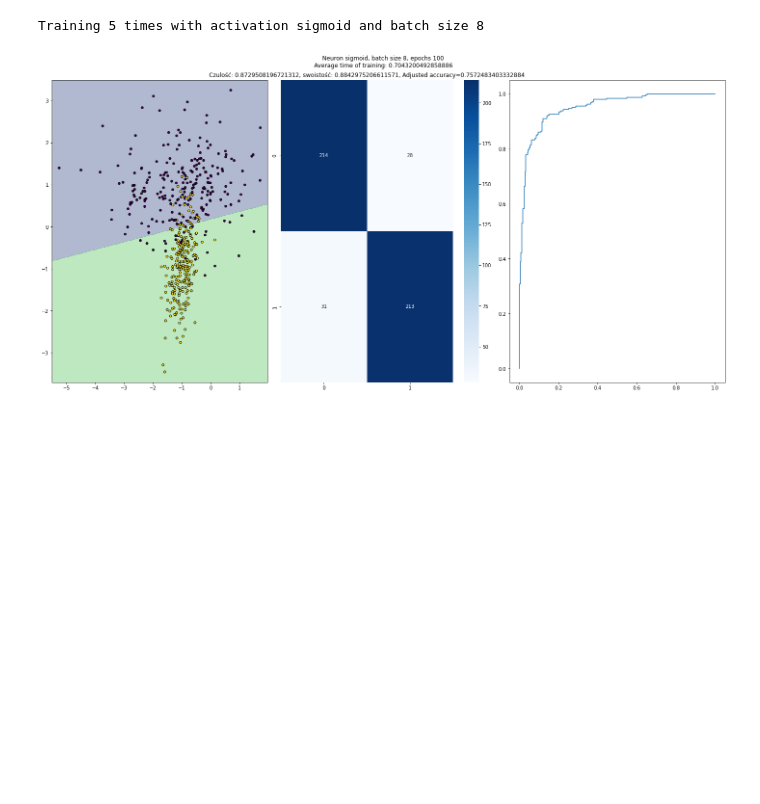
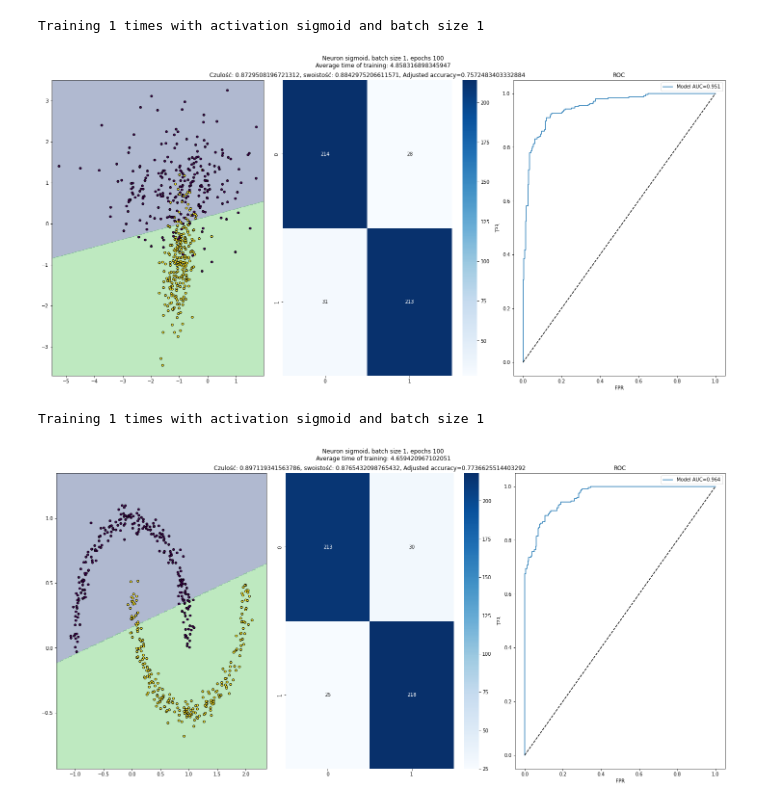
Before and after one commit to DonChaka/PUM, a Jupyter notebook: 7.Neuron/7.Neuron.ipynb, the cells around one changed output. Saved outputs shown, nothing was run; the diff lists cells and outputs as text; code cells hidden in the pictures; blank space fills up the shorter version.

Commit message:
wiecej neuronu

```diff
--- a/7.Neuron/7.Neuron.ipynb
+++ b/7.Neuron/7.Neuron.ipynb
@@ -19,6 +19,7 @@ from sklearn.preprocessing import PolynomialFeatures, OneHotEncoder
 plt.rcParams["figure.figsize"] = (20,10)
 random_state = 244827
 n_samples = 2427
+n_trains = 1
 # %%
 # @staticmethod
 #     def _heavyside(z):
@@ -223,7 +224,7 @@ class MyNeuron:
     def expand_features(X: ndarray) -> ndarray:
         return np.c_[np.ones(X.shape[0])*-1, X]
 
-    def __init__(self, lr: float = 0.05, min_lr: float = 0.01, max_lr: float = 0.1, activation: str= 'Relu', batch_size: int=8, epochs: int = 100, verbose: bool = True):
+    def __init__(self, lr: float = 0.05, min_lr: float = 0.01, max_lr: float = 0.1, activation: str= 'Relu', batch_size: int=8, epochs: int = 100, verbose: bool = True, dynamic_lr: bool = False):
         if activation not in self._accepted_activation_functions:
             raise ValueError(f'Activation function {activation} is not supported')
 
@@ -233,6 +234,7 @@ class MyNeuron:
         self.epochs = epochs
         self.batch_size = batch_size
         self.verbose = verbose
+        self.dynamic_lr = dynamic_lr
         self.coef_ = None
         self.activation = {'Heaviside': self._Heaviside(),
                            'sin': self._Sin(),
@@ -268,7 +270,8 @@ class MyNeuron:
                 dW = (Y_batch - preds) * self.activation.d(X_batch.dot(self.coef_.T)) * X_batch
                 self.coef_ += self.learning_rate * dW.mean(axis=0)
 
-            self.learning_rate = self.min_learning_rate + (self.max_learning_rate - self.min_learning_rate) * (1 + np.cos(e / self.epochs * np.pi))
+            if self.dynamic_lr:
+                self.learning_rate = self.min_learning_rate + (self.max_learning_rate - self.min_learning_rate) * (1 + np.cos(e / self.epochs * np.pi))
 
         return self
 
@@ -279,16 +282,16 @@ class MyNeuron:
     def predict(self, X):
         return np.where(self.decision_function(X) > self.activation.threshold, 1, 0)
 # %%
-def display_neuron_with_activation_and_batch_size(data: PUMData, activation = 'Relu', batch_size=8, epochs=100, n_trains=100):
+def display_neuron_with_activation_and_batch_size(data: PUMData, activation = 'Relu', batch_size=8, dynamic_lr=False, epochs=100):
 
     print(f'Training {n_trains} times with activation {activation} and batch size {batch_size}')
     start = time()
     for _ in tqdm(range(n_trains)):
-        model = MyNeuron(activation=activation, batch_size=batch_size, verbose=False, epochs=epochs)
+        model = MyNeuron(activation=activation, batch_size=batch_size, verbose=False, epochs=epochs, dynamic_lr=dynamic_lr)
         model.fit(data.x_train, data.y_train)
     end = time()
 
-    model = MyNeuron(activation=activation, batch_size=batch_size, epochs=epochs)
+    model = MyNeuron(activation=activation, batch_size=batch_size, epochs=epochs, dynamic_lr=dynamic_lr)
     model.fit(data.x_train, data.y_train)
 
     f, ax = plt.subplots(1, 3, tight_layout=True, figsize=(20, 10))
@@ -303,7 +306,8 @@ def display_neuron_with_activation_and_batch_size(data: PUMData, activation = 'R
 
     ax[0].contourf(xx, yy, Z, alpha=0.4, levels=1)
     ax[0].scatter(data.x_test[:, 0], data.x_test[:, 1], c=data.y_test, s=20, edgecolor="k")
-
+    ax[0].set_xlim(x_min, x_max)
+    ax[0].set_ylim(y_min, y_max)
 
     predictions = model.predict(data.x_test)
     cm = confusion_matrix(data.y_test, predictions, labels=[0, 1])
@@ -315,12 +319,25 @@ def display_neuron_with_activation_and_batch_size(data: PUMData, activation = 'R
 
     decision_function = model.decision_function(data.x_test)
     fpr, tpr, thresholds = roc_curve(data.y_test, decision_function)
-    ax[2].plot(fpr, tpr, label=f'Model, AUC={roc_auc_score(data.y_test, decision_function):.3f}')
+    ax[2].plot(fpr, tpr, label=f'Model AUC={roc_auc_score(data.y_test, decision_function):.3f}')
+    ax[2].plot([0, 1], [0, 1], 'k--')
+    ax[2].set_xlabel('FPR')
+    ax[2].set_ylabel('TPR')
+    ax[2].set_title('ROC')
+    ax[2].legend()
+    plt.show()
+    return balanced_accuracy_score(data.y_test, predictions, adjusted=True)
 # %%
 single_mod_data = PUMData(make_classification(n_samples=n_samples, n_features=2, n_redundant=0, n_classes=2, n_clusters_per_class=1, random_state=random_state), random_state=random_state)
 data_moons = PUMData(make_moons(n_samples=n_samples, noise=0.05, random_state=random_state))
-# %%
-display_neuron_with_activation_and_batch_size(single_mod_data, activation='sigmoid', batch_size=8, epochs=100, n_trains=5)
-# %% [output]
-Training 5 times with activation sigmoid and batch size 8
-[figure, removed]
+# %%
+linear_aba = []
+moons_aba = []
+
+linear_aba.append(display_neuron_with_activation_and_batch_size(single_mod_data, activation='sigmoid', batch_size=1, dynamic_lr=False, epochs=100))
+moons_aba.append(display_neuron_with_activation_and_batch_size(data_moons, activation='sigmoid', batch_size=1, dynamic_lr=False, epochs=100))
+# %% [output]
+Training 1 times with activation sigmoid and batch size 1
+[figure, added]
+Training 1 times with activation sigmoid and batch size 1
+[figure, added]
```
Also changed, not shown: parts of 3 cells of this notebook.
